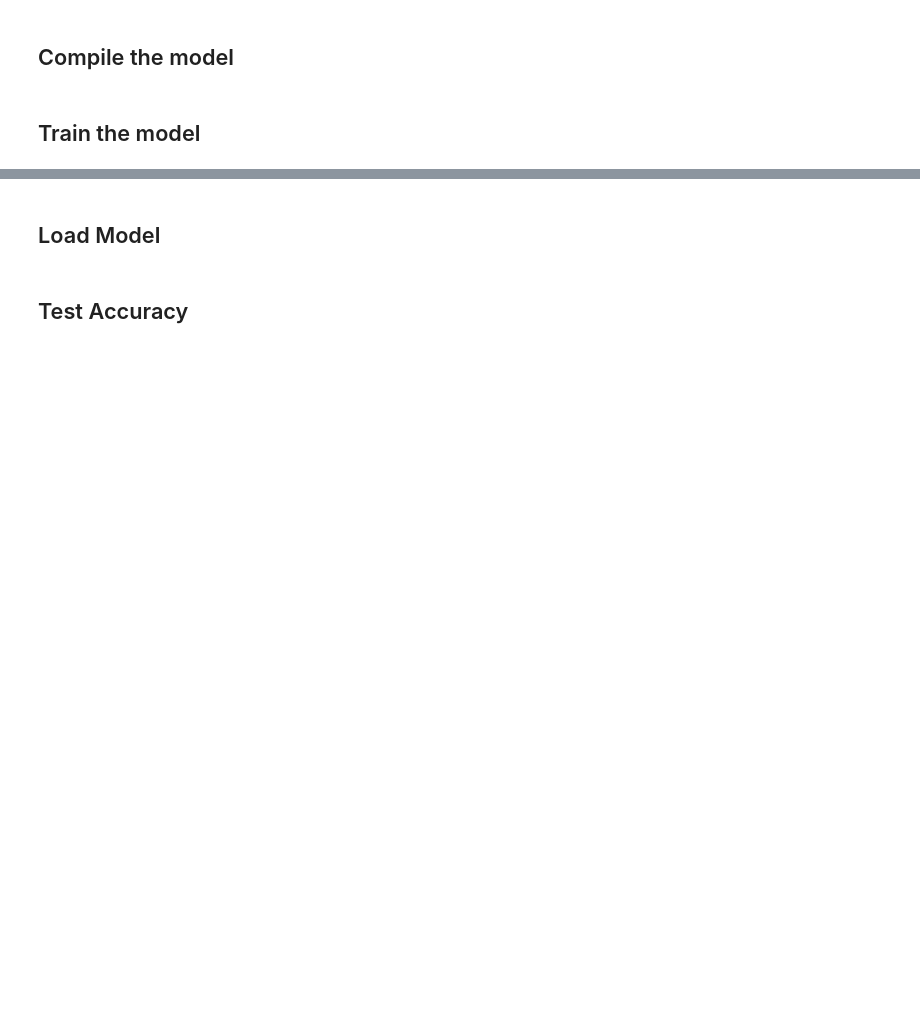
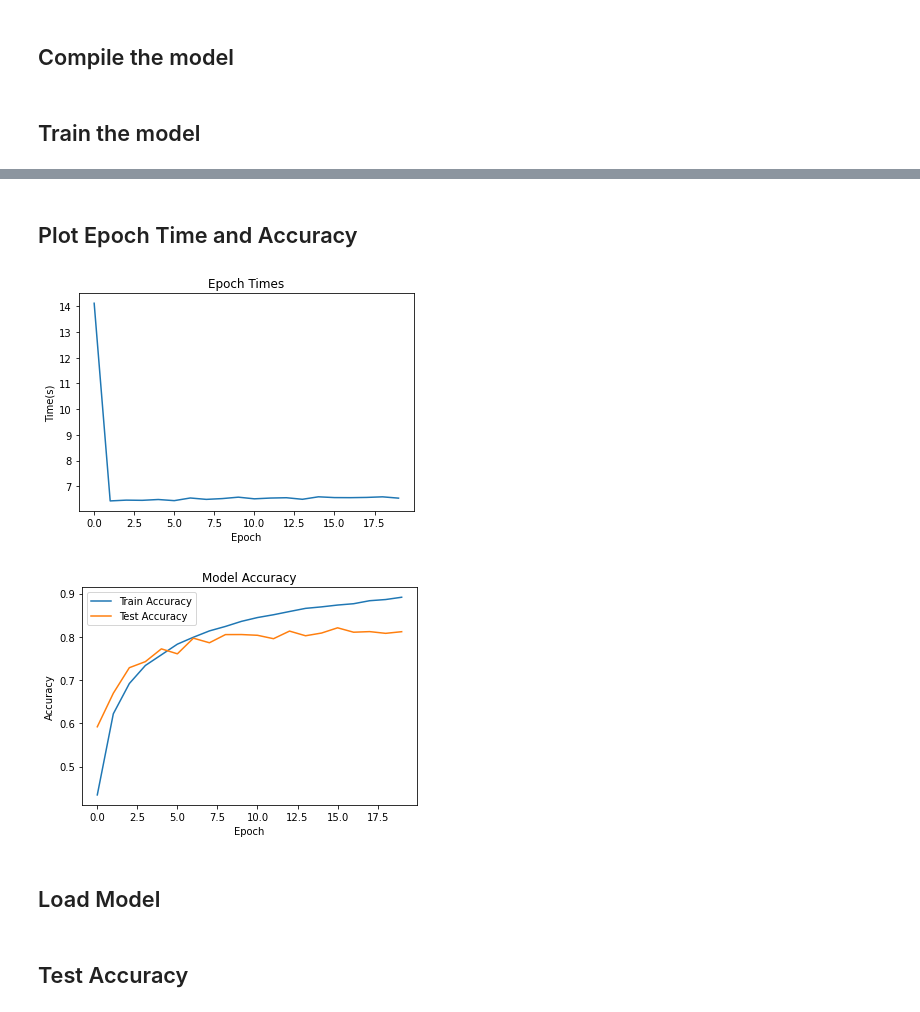
Before and after one commit to ivanfarevalo/Image_recognition_CNN, a Jupyter notebook: Image_recognition_CNN.ipynb, the cells around one changed output, grey strips where cells are left out. Drawn from its saved outputs; the diff is of its cells as text; code cells hidden in the pictures; blank space fills up the shorter version.

```diff
--- a/Image_recognition_CNN.ipynb
+++ b/Image_recognition_CNN.ipynb
@@ -217,3 +206,24 @@ Epoch 00020: val_loss did not improve from 0.56808
+# %% [markdown]
+## Plot Epoch Time and Accuracy
+# %%
+#Plot Epoch Time
+times = time_callback.times
+plt.plot(time_callback.times)
+plt.title('Epoch Times')
+plt.ylabel('Time(s)')
+plt.xlabel('Epoch')
+plt.show()
+# Plot Accuracy Data
+plt.plot(history.history['accuracy'])
+plt.plot(history.history['val_accuracy'])
+plt.title('Model Accuracy')
+plt.ylabel('Accuracy')
+plt.xlabel('Epoch')
+plt.legend(['Train Accuracy', 'Test Accuracy'], loc='upper left')
+plt.show()
+# %% [output]
+[figure, added]
+[figure, added]
 # %% [markdown]
 ## Load Model
 # %%
```
Also changed, not shown: parts of 9 cells of this notebook.
